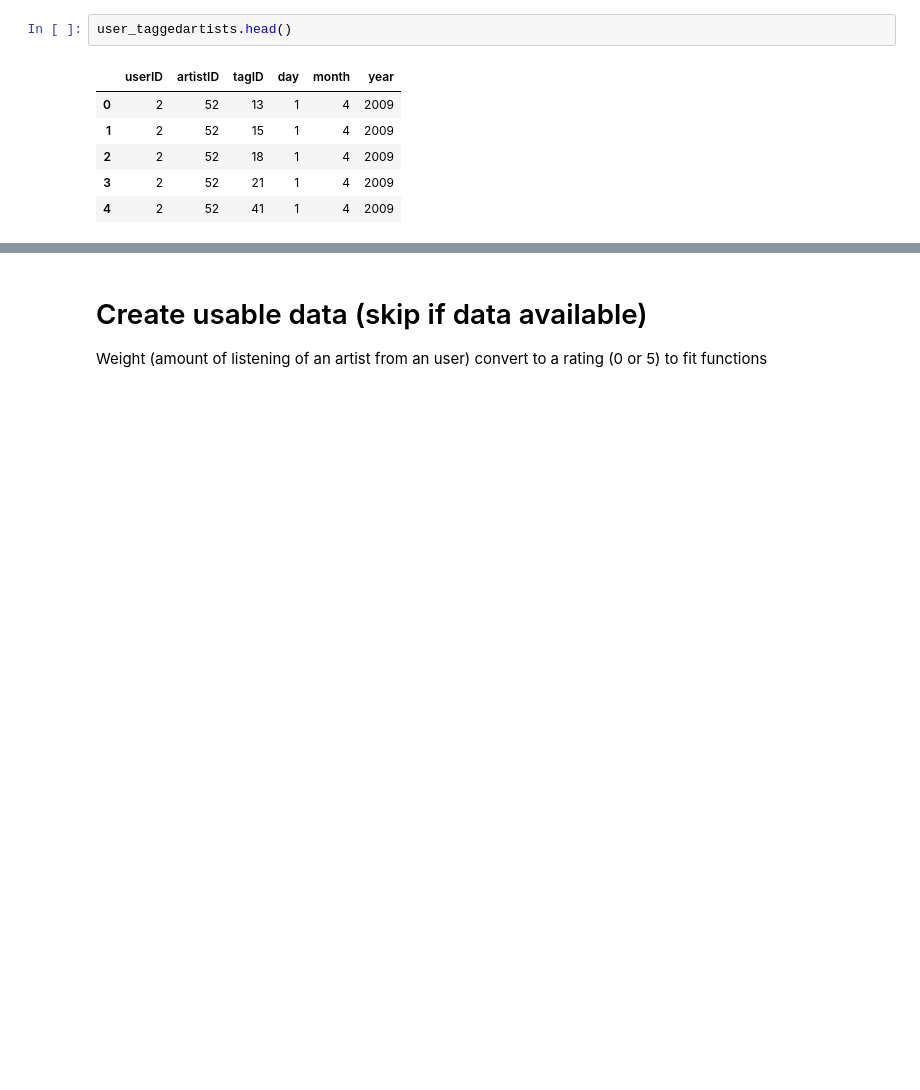
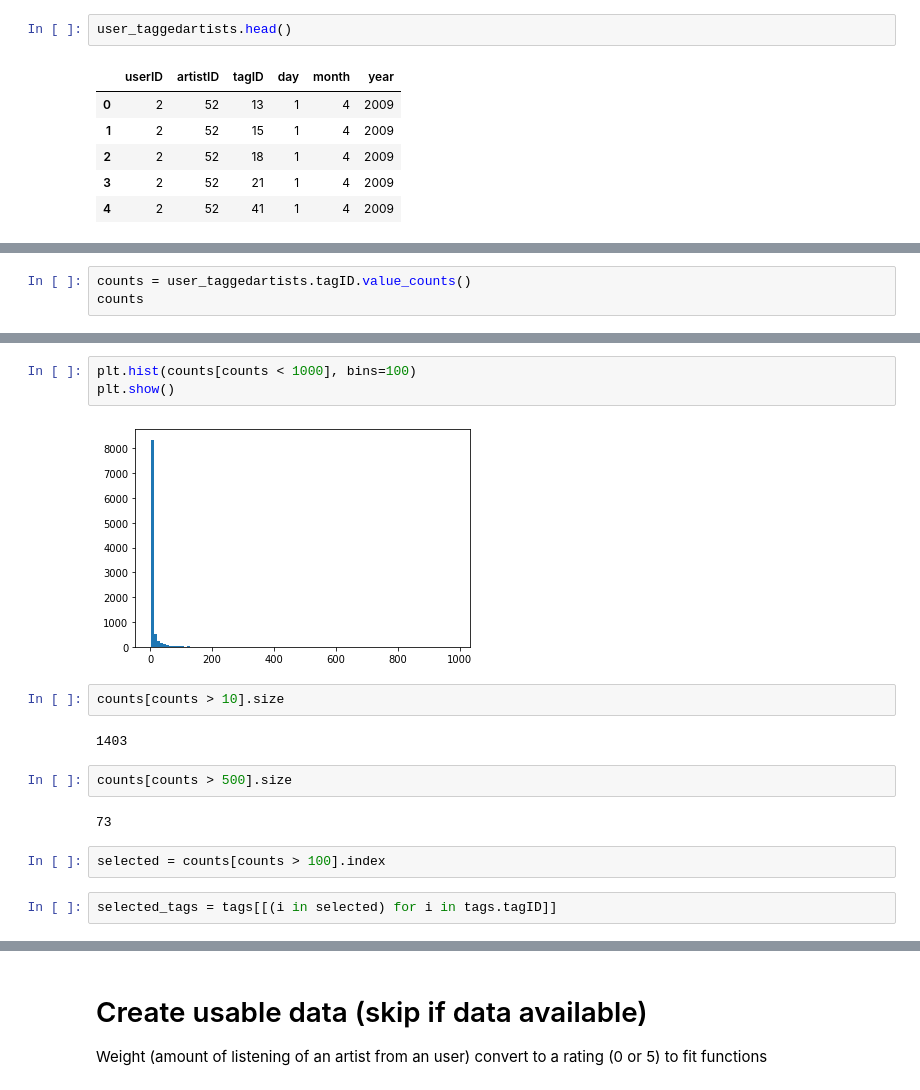
Before and after one commit to FelixKleinpeter/isir_internship, a Jupyter notebook: notebooks/lastfm.ipynb, the cells around one changed output, grey strips where cells are left out. Drawn from its saved outputs; the diff is of its cells as text; blank space fills up the shorter version.

```diff
--- a/notebooks/lastfm.ipynb
+++ b/notebooks/lastfm.ipynb
@@ -71,0 +102,3 @@ user_taggedartists.head()
+# %%
+counts = user_taggedartists.tagID.value_counts()
+counts
@@ -71,0 +118,17 @@ user_taggedartists.head()
+# %%
+plt.hist(counts[counts < 1000], bins=100)
+plt.show()
+# %% [output]
+[figure, added]
+# %%
+counts[counts > 10].size
+# %% [output]
+1403
+# %%
+counts[counts > 500].size
+# %% [output]
+73
+# %%
+selected = counts[counts > 100].index
+# %%
+selected_tags = tags[[(i in selected) for i in tags.tagID]]
```
Also changed, not shown: parts of 78 cells of this notebook, 7 other files.
